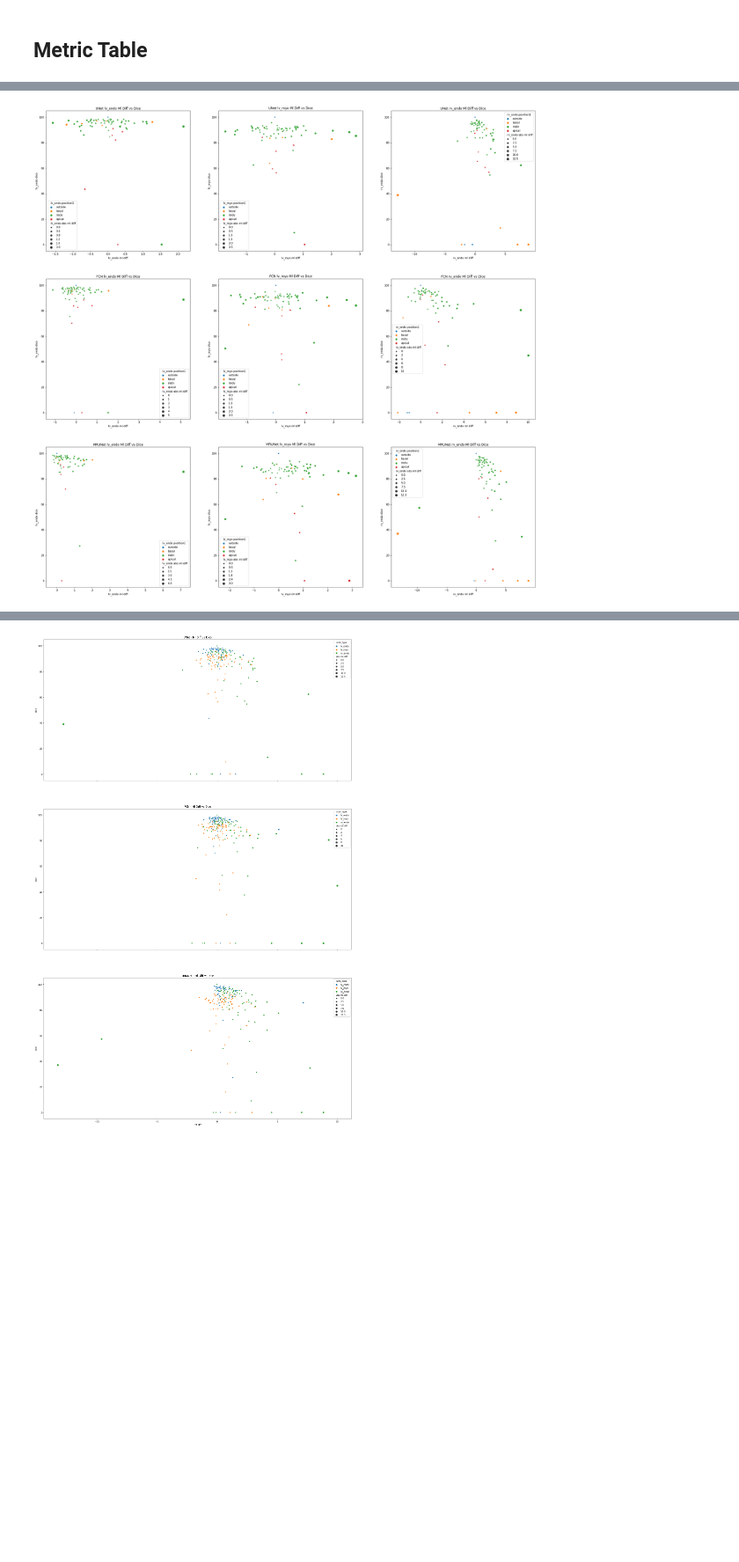
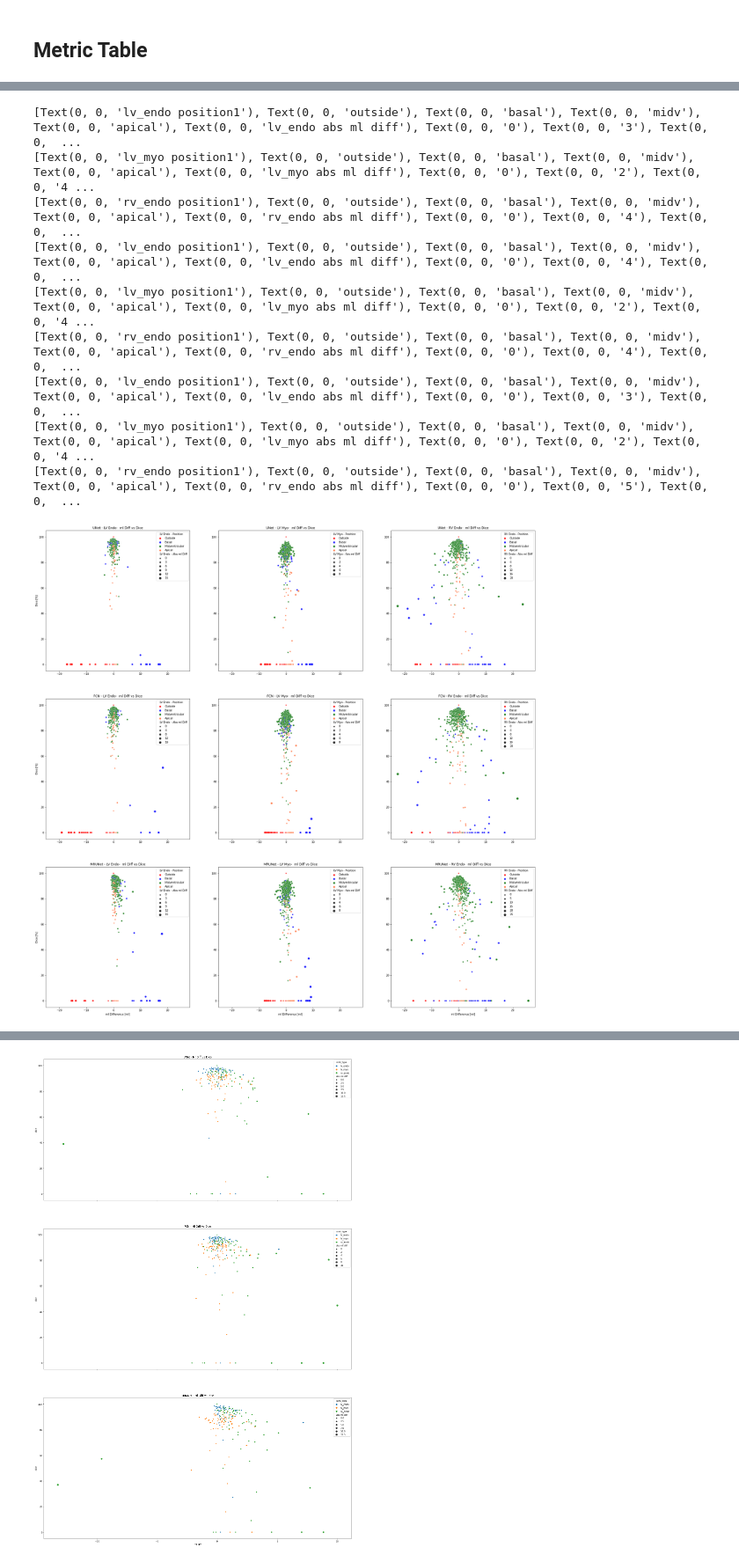
Before and after one commit to thadler/LazyLuna, a Jupyter notebook: Notebooks/ISMRM_Plots.ipynb, the cells around one changed output, grey strips where cells are left out. Shown at 88% size. Cells and saved outputs as stored; diff of their text form; code cells hidden in the pictures; blank space fills up the shorter version.

```diff
--- a/Notebooks/ISMRM_Plots.ipynb
+++ b/Notebooks/ISMRM_Plots.ipynb
@@ -149,44 +151,71 @@ def add_absolute_mldiff(table):
 # %%
 unet_lv_endo_table = add_absolute_mldiff(contour_subset(unet_table, 'lv_endo'))
 unet_lv_myo_table  = add_absolute_mldiff(contour_subset(unet_table, 'lv_myo' ))
 unet_rv_endo_table = add_absolute_mldiff(contour_subset(unet_table, 'rv_endo'))
 
 fcn_lv_endo_table = add_absolute_mldiff(contour_subset(fcn_table, 'lv_endo'))
 fcn_lv_myo_table  = add_absolute_mldiff(contour_subset(fcn_table, 'lv_myo' ))
 fcn_rv_endo_table = add_absolute_mldiff(contour_subset(fcn_table, 'rv_endo'))
 
 mrunet_lv_endo_table = add_absolute_mldiff(contour_subset(mrunet_table, 'lv_endo'))
 mrunet_lv_myo_table  = add_absolute_mldiff(contour_subset(mrunet_table, 'lv_myo' ))
 mrunet_rv_endo_table = add_absolute_mldiff(contour_subset(mrunet_table, 'rv_endo'))
 
-fig, axes = plt.subplots(3,3,figsize=(33,33))
+colors = ["#FF2020", "#2020FF", "#208020", "#FF7F50"]# Set your custom color palette
+custom_palette = sns.set_palette(sns.color_palette(colors))
+
+fig, axes = plt.subplots(3,3,figsize=(33,33), sharex=True, sharey=True)
 for i in range(3):
     for j in range(3):
-        axes[i][j].set_title(['UNet', 'FCN', 'MRUNet'][i] +' '+ ['lv_endo', 'lv_myo', 'rv_endo'][j] + ' Ml Diff vs Dice')
+        axes[i][j].set_title(['UNet', 'FCN', 'MRUNet'][i] +' - '+ ['LV Endo', 'LV Myo', 'RV Endo'][j] + '-  ml Diff vs Dice')
 sns.scatterplot(ax=axes[0,0], data=unet_lv_endo_table, x='lv_endo ml diff', y='lv_endo dice',
-                size='lv_endo abs ml diff', hue='lv_endo position1', picker=4)
+                size='lv_endo abs ml diff', hue='lv_endo position1', picker=4, palette=custom_palette)
 sns.scatterplot(ax=axes[0,1], data=unet_lv_myo_table, x='lv_myo ml diff', y='lv_myo dice',
-                size='lv_myo abs ml diff', hue='lv_myo position1', picker=4)
+                size='lv_myo abs ml diff', hue='lv_myo position1', picker=4, palette=custom_palette)
 sns.scatterplot(ax=axes[0,2], data=unet_rv_endo_table, x='rv_endo ml diff', y='rv_endo dice',
-                size='rv_endo abs ml diff', hue='rv_endo position1', picker=4)
+                size='rv_endo abs ml diff', hue='rv_endo position1', picker=4, palette=custom_palette)
 
 sns.scatterplot(ax=axes[1,0], data=fcn_lv_endo_table, x='lv_endo ml diff', y='lv_endo dice',
-                size='lv_endo abs ml diff', hue='lv_endo position1', picker=4)
+                size='lv_endo abs ml diff', hue='lv_endo position1', picker=4, palette=custom_palette)
 sns.scatterplot(ax=axes[1,1], data=fcn_lv_myo_table, x='lv_myo ml diff', y='lv_myo dice',
-                size='lv_myo abs ml diff', hue='lv_myo position1', picker=4)
+                size='lv_myo abs ml diff', hue='lv_myo position1', picker=4, palette=custom_palette)
 sns.scatterplot(ax=axes[1,2], data=fcn_rv_endo_table, x='rv_endo ml diff', y='rv_endo dice',
-                size='rv_endo abs ml diff', hue='rv_endo position1', picker=4)
+                size='rv_endo abs ml diff', hue='rv_endo position1', picker=4, palette=custom_palette)
 
 sns.scatterplot(ax=axes[2,0], data=mrunet_lv_endo_table, x='lv_endo ml diff', y='lv_endo dice',
-                size='lv_endo abs ml diff', hue='lv_endo position1', picker=4)
+                size='lv_endo abs ml diff', hue='lv_endo position1', picker=4, palette=custom_palette)
 sns.scatterplot(ax=axes[2,1], data=mrunet_lv_myo_table, x='lv_myo ml diff', y='lv_myo dice',
-                size='lv_myo abs ml diff', hue='lv_myo position1', picker=4)
+                size='lv_myo abs ml diff', hue='lv_myo position1', picker=4, palette=custom_palette)
 sns.scatterplot(ax=axes[2,2], data=mrunet_rv_endo_table, x='rv_endo ml diff', y='rv_endo dice',
-                size='rv_endo abs ml diff', hue='rv_endo position1', picker=4)
+                size='rv_endo abs ml diff', hue='rv_endo position1', picker=4, palette=custom_palette)
+
+for i in range(3):
+    for j in range(3):
+        axes[i][j].xaxis.set_tick_params(which='both', labelbottom=True)
+        axes[i][j].yaxis.set_tick_params(which='both', labelbottom=True)
+        axes[i][j].set_ylabel('Dice [%]')
+        axes[i][j].set_xlabel('ml Difference [ml]')
+        axes[i][j].xaxis.set_tick_params(which='both', labelbottom=True)
+        axes[i][j].xaxis.set_tick_params(which='both', labelbottom=True)
+        leg = axes[i][j].axes.get_legend()
+        print(leg.texts)
+        cont_name_ = ['LV Endo', 'LV Myo', 'RV Endo'][j]
+        for t, l in zip(leg.texts, [cont_name_+' - Position', 'Outside', 'Basal', 'Midventricular', 'Apical', cont_name_+' - Abs ml Diff']):
+            t.set_text(l)
+
 #fig.tight_layout()
 plt.show()
 # %% [output]
+[Text(0, 0, 'lv_endo position1'), Text(0, 0, 'outside'), Text(0, 0, 'basal'), Text(0, 0, 'midv'), Text(0, 0, 'apical'), Text(0, 0, 'lv_endo abs ml diff'), Text(0, 0, '0'), Text(0, 0, '3'), Text(0, 0,  ...
+[Text(0, 0, 'lv_myo position1'), Text(0, 0, 'outside'), Text(0, 0, 'basal'), Text(0, 0, 'midv'), Text(0, 0, 'apical'), Text(0, 0, 'lv_myo abs ml diff'), Text(0, 0, '0'), Text(0, 0, '2'), Text(0, 0, '4 ...
+[Text(0, 0, 'rv_endo position1'), Text(0, 0, 'outside'), Text(0, 0, 'basal'), Text(0, 0, 'midv'), Text(0, 0, 'apical'), Text(0, 0, 'rv_endo abs ml diff'), Text(0, 0, '0'), Text(0, 0, '4'), Text(0, 0,  ...
+[Text(0, 0, 'lv_endo position1'), Text(0, 0, 'outside'), Text(0, 0, 'basal'), Text(0, 0, 'midv'), Text(0, 0, 'apical'), Text(0, 0, 'lv_endo abs ml diff'), Text(0, 0, '0'), Text(0, 0, '4'), Text(0, 0,  ...
+[Text(0, 0, 'lv_myo position1'), Text(0, 0, 'outside'), Text(0, 0, 'basal'), Text(0, 0, 'midv'), Text(0, 0, 'apical'), Text(0, 0, 'lv_myo abs ml diff'), Text(0, 0, '0'), Text(0, 0, '2'), Text(0, 0, '4 ...
+[Text(0, 0, 'rv_endo position1'), Text(0, 0, 'outside'), Text(0, 0, 'basal'), Text(0, 0, 'midv'), Text(0, 0, 'apical'), Text(0, 0, 'rv_endo abs ml diff'), Text(0, 0, '0'), Text(0, 0, '4'), Text(0, 0,  ...
+[Text(0, 0, 'lv_endo position1'), Text(0, 0, 'outside'), Text(0, 0, 'basal'), Text(0, 0, 'midv'), Text(0, 0, 'apical'), Text(0, 0, 'lv_endo abs ml diff'), Text(0, 0, '0'), Text(0, 0, '3'), Text(0, 0,  ...
+[Text(0, 0, 'lv_myo position1'), Text(0, 0, 'outside'), Text(0, 0, 'basal'), Text(0, 0, 'midv'), Text(0, 0, 'apical'), Text(0, 0, 'lv_myo abs ml diff'), Text(0, 0, '0'), Text(0, 0, '2'), Text(0, 0, '4 ...
+[Text(0, 0, 'rv_endo position1'), Text(0, 0, 'outside'), Text(0, 0, 'basal'), Text(0, 0, 'midv'), Text(0, 0, 'apical'), Text(0, 0, 'rv_endo abs ml diff'), Text(0, 0, '0'), Text(0, 0, '5'), Text(0, 0,  ...
-[figure, old version]
+[figure, new version]
 # %%
 def add_cont_type_column(table, cont_type):
     ret_table = table.copy()
```
Also changed, not shown: parts of 4 cells of this notebook, 3 other files.
